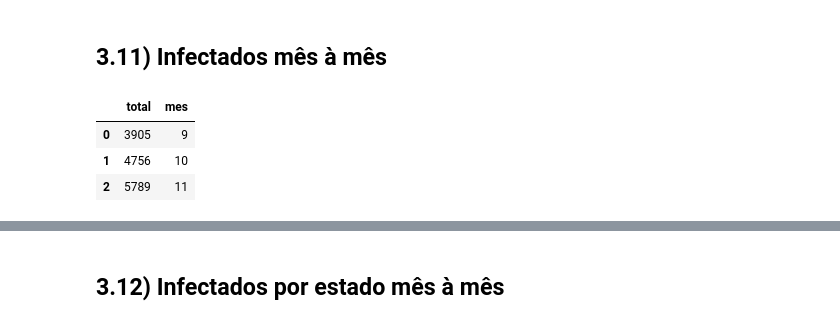
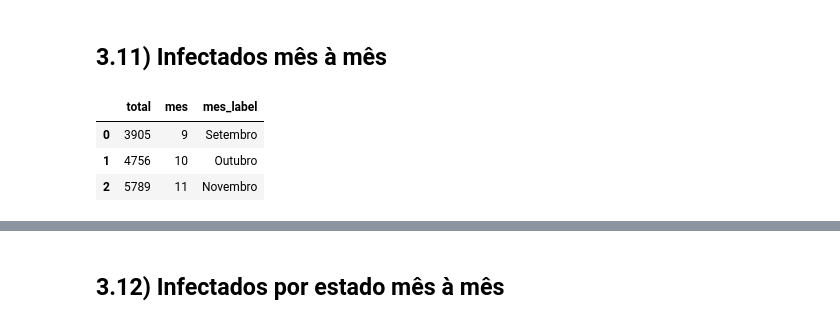
Before and after one commit to dhachcar/postech-tech-challenge-3, a Jupyter notebook: Tech_Challenge_3_Análises_para_o_Streamlit.ipynb, the cells around one changed output, grey strips where cells are left out. Cells and saved outputs as stored; diff of their text form; code cells hidden in the pictures.

```diff
--- a/Tech_Challenge_3_Análises_para_o_Streamlit.ipynb
+++ b/Tech_Challenge_3_Análises_para_o_Streamlit.ipynb
@@ -799,16 +799,24 @@ plt.show()
 # %% [markdown]
 ## 3.11) Infectados mês à mês
 # %%
-# aqui decidimos executar a query dentro do próprio BigQuery
-# portanto, simplesmente rodamos o job que guarda o histórico de execução a query
-# vale notar que o id do job é reciclado depois de 24 horas
-# sendo necessário executar novamente a query original e gerar um novo id (não parece ser muito prático)
-query_job = client.get_job('bquxjob_53b6ae0c_18de8d091cb')
+# aqui decidi executar a query dentro do próprio BigQuery
+# portanto, simplesmente rodo o job que guarda o histórico de execução da query
+# importante: vale notar que tabela temporária criada pelo job é reciclada após 24 horas
+# sendo necessário executar novamente a query original e gerar um novo job id (não parece ser muito prático)
+meses_map = {
+    9: 'Setembro',
+    10: 'Outubro',
+    11: 'Novembro'
+}
+
+query_job = client.get_job('bquxjob_9b6a278_18df318f73f')
 df_casos_positivos_mes_a_mes = query_job.result().to_dataframe()
+df_casos_positivos_mes_a_mes['mes_label'] = df_casos_positivos_mes_a_mes.mes.map(meses_map)
+df_casos_positivos_mes_a_mes.to_csv('evolucao-casos-positivos-mes-a-mes.csv', index=False)
 df_casos_positivos_mes_a_mes
 # %% [output]
-|  | total | mes |
-| 0 | 3905 | 9 |
-| 1 | 4756 | 10 |
-| 2 | 5789 | 11 |
+|  | total | mes | mes_label |
+| 0 | 3905 | 9 | Setembro |
+| 1 | 4756 | 10 | Outubro |
+| 2 | 5789 | 11 | Novembro |
 # %%
```
Also changed, not shown: parts of 30 cells of this notebook.
